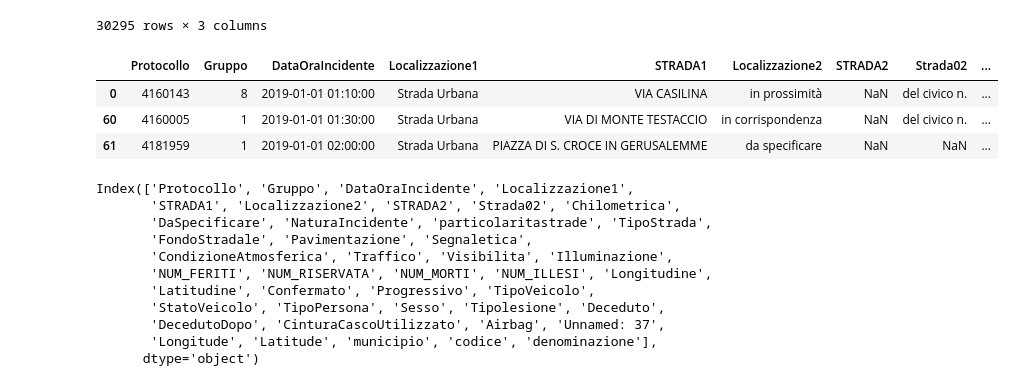
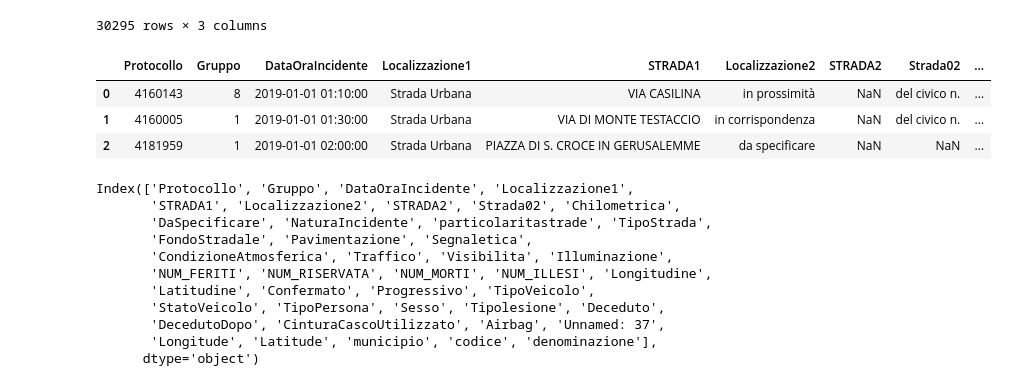
Before and after one commit to RomanTomz/RomeHeatmap, a Jupyter notebook: Incidenti_Roma_2019.ipynb, the cells around one changed output. Saved outputs shown, nothing was run; the diff lists cells and outputs as text; code cells hidden in the pictures.

```diff
--- a/Incidenti_Roma_2019.ipynb
+++ b/Incidenti_Roma_2019.ipynb
@@ -58,13 +67,13 @@ viario
 # %%
 df.STRADA1 = df.STRADA1.str.strip()
 # %%
-merged = pd.merge(df, viario, how='left', left_on='STRADA1', right_on='denominazione').drop_duplicates(subset='Protocollo')
+merged = pd.merge(df, viario, how='left', left_on='STRADA1', right_on='denominazione').drop_duplicates(subset='Protocollo').reset_index(drop=True)
 merged.head(3)
 # %% [output]
 |  | Protocollo | Gruppo | DataOraIncidente | Localizzazione1 | STRADA1 | Localizzazione2 | STRADA2 | Strada02 | ... |
 | 0 | 4160143 | 8 | 2019-01-01 01:10:00 | Strada Urbana | VIA CASILINA | in prossimità | NaN | del civico n. | ... |
-| 60 | 4160005 | 1 | 2019-01-01 01:30:00 | Strada Urbana | VIA DI MONTE TESTACCIO | in corrispondenza | NaN | del civico n. | ... |
-| 61 | 4181959 | 1 | 2019-01-01 02:00:00 | Strada Urbana | PIAZZA DI S. CROCE IN GERUSALEMME | da specificare | NaN | NaN | ... |
+| 1 | 4160005 | 1 | 2019-01-01 01:30:00 | Strada Urbana | VIA DI MONTE TESTACCIO | in corrispondenza | NaN | del civico n. | ... |
+| 2 | 4181959 | 1 | 2019-01-01 02:00:00 | Strada Urbana | PIAZZA DI S. CROCE IN GERUSALEMME | da specificare | NaN | NaN | ... |
 # %%
 merged.columns
 # %% [output]
```
Also changed, not shown: parts of 11 cells of this notebook.
